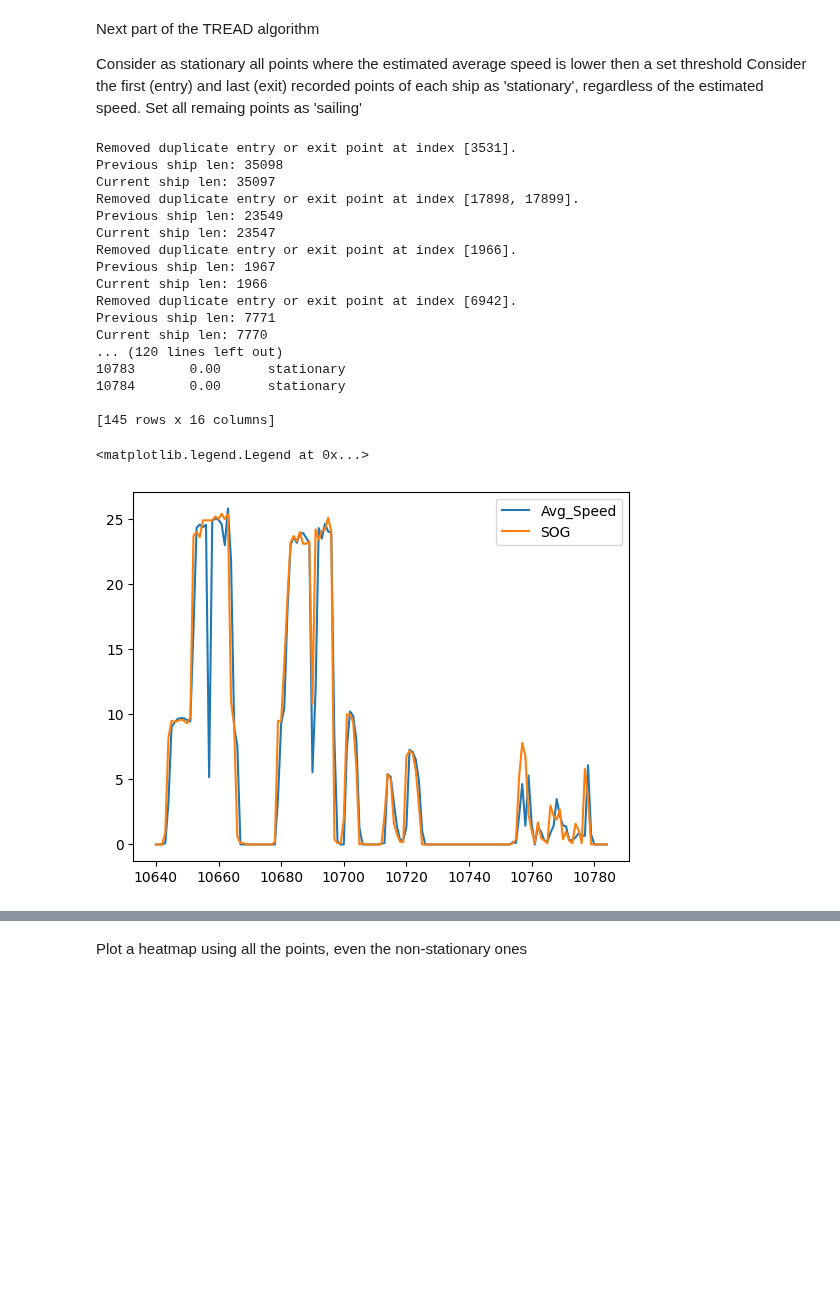
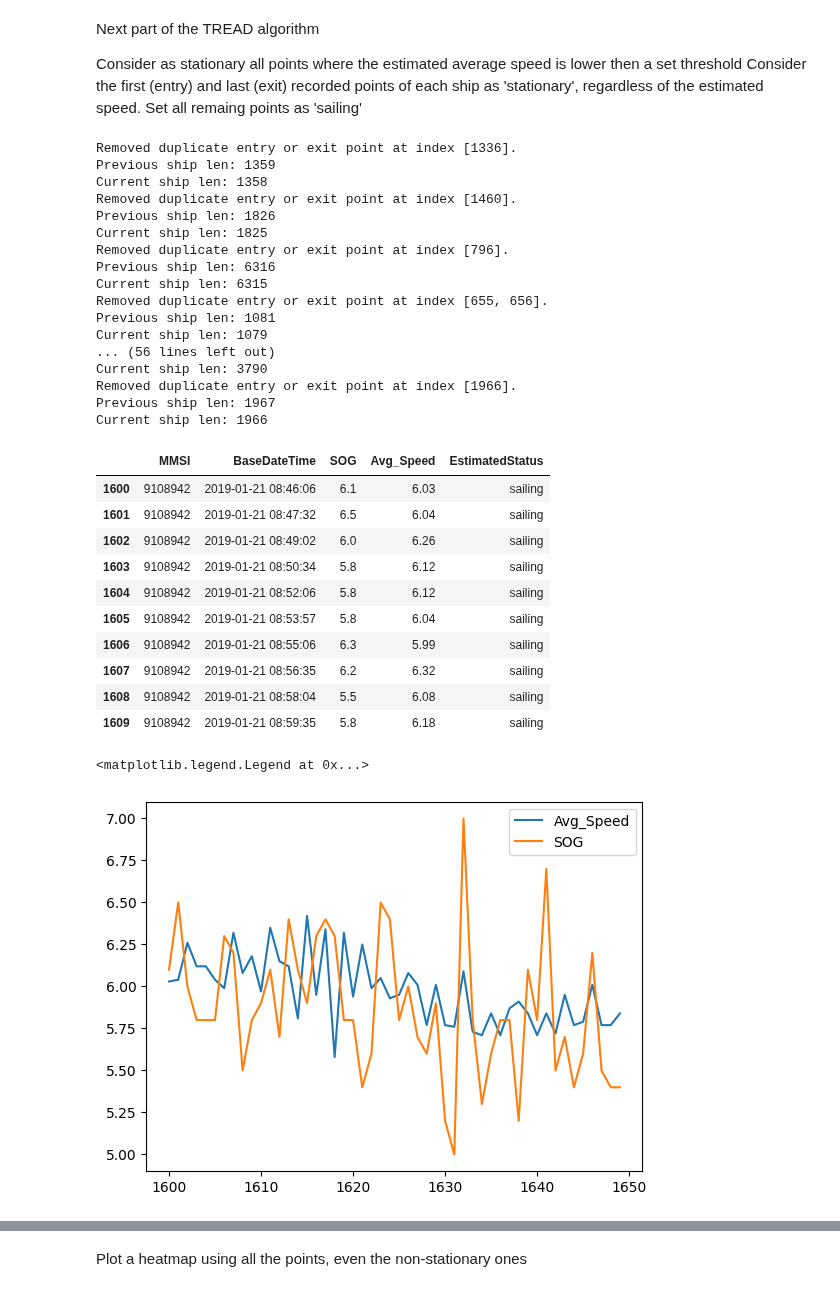
Before and after one commit to Accazeta/AIS_data_analysis, a Jupyter notebook: src/TREAD.ipynb, the cells around one changed output, grey strips where cells are left out. Saved outputs shown, nothing was run; the diff lists cells and outputs as text; code cells hidden in the pictures; blank space fills up the shorter version.

```diff
--- a/src/TREAD.ipynb
+++ b/src/TREAD.ipynb
@@ -21,8 +21,8 @@ import plotly.graph_objects as go
 # constants
 FOLDER_PATH = "../dataset/2019/"
 FILE_NAME = 'cleaned_2019_01-03.csv'
-SPEED_THRESHOLD = 0.25 # nautical knots
-ABSURD_SPEED_THRESHOLD = 107 # nautical knots
+SPEED_THRESHOLD = 0.5 # nautical knots
+ABSURD_SPEED_THRESHOLD = 102 # nautical knots
 POINTS_THRESHOLD = 50
 KNOTS_CONST = 1.943845249221964 # constant used to convert from m/s to nautical knots
 EARTH_RADIUS_KM = 6378.137 # average value, taken from WGS-84 standard and used by geopy https://github.com/geopy/geopy/blob/master/geopy/distance.py
@@ -31,7 +31,7 @@ LAT_MIN = 18.76651
 LAT_MAX = 22.63089
 LON_MIN = -160.11085
 LON_MAX = -154.38957
-LOST_TIME_THRESHOLD_SECONDS = dt.timedelta(seconds=600) # 10 minutes
+LOST_TIME_THRESHOLD_SECONDS = dt.timedelta(seconds=620) # 10 * (62s)
 EXIT_TIME_THRESHOLD_HOURS = dt.timedelta(hours=12) # half day
 # %% [markdown]
 Import source csv into a dataframe
@@ -274,11 +279,15 @@ Set all remaing points as 'sailing'</br>
 # %%
 # for each vessel (dataframe) in the V_s list,
 for index, shipDF in enumerate(V_s):
-    # set the status of each point where the avg_speed is lower than the given threshold, to 'stationary'
+    # check that the ships are read in the same order
+    if shipDF.name != str(reference_list_of_mmsi[index]):
+        print('Error with ships order')
+
+    # set the status of each point where the avg_speed is lower than the given threshold to 'stationary'
     shipDF['EstimatedStatus'] = np.where(((shipDF["Avg_Speed"] <= SPEED_THRESHOLD) &
                                          (shipDF['EstimatedStatus'].isnull())),
                                          'stationary', shipDF['EstimatedStatus'])
-    # set all remaining points as "sailing"
+    # set all remaining null points as "sailing"
     shipDF['EstimatedStatus'] = np.where(((shipDF["Avg_Speed"] > SPEED_THRESHOLD) &
                                          (shipDF['EstimatedStatus'].isnull())),
                                           'sailing', shipDF['EstimatedStatus'])
@@ -293,55 +302,66 @@ for index, shipDF in enumerate(V_s):
     tempDF = shipDF[(shipDF['EstimatedStatus'] == 'entry') | (shipDF['EstimatedStatus'] == 'exit')]
 
     condition_entry  = (
                         (tempDF['EstimatedStatus'] == 'entry') &
                         (tempDF['EstimatedStatus'].shift(-1) == tempDF['EstimatedStatus'])
                         )
     condition_exit =(
                         (tempDF['EstimatedStatus'] == 'exit') &
                         (tempDF['EstimatedStatus'].shift(1) == tempDF['EstimatedStatus'])
                     )
+    # save the index of rows that need to be removed
     bad_entry_index = tempDF[condition_entry].index.to_list()
     bad_exit_index = tempDF[condition_exit].index.to_list()
+    # if any of the above list is not empty
     if bad_entry_index or bad_exit_index:
         final_bad_index = bad_entry_index + bad_exit_index
         final_bad_index.sort()
         print(f'Removed duplicate entry or exit point at index {final_bad_index}.')
         print(f'Previous ship len: {shipDF.shape[0]}')
         shipDF = shipDF.drop(index=final_bad_index).reset_index()
         print(f'Current ship len: {shipDF.shape[0]}')
-
-    V_s[index] = shipDF.copy()
-
-print(V_s[3].info())
+    # update the list of vessel with the updated values
+    V_s[index] = shipDF
 
 del shipDF
 del tempDF
 gc.collect()
 
-# print a dataframe and some points just to check
-interval = range(10640,10785)
-#print(V_s[3].iloc[interval])
-plt.plot(V_s[3]['Avg_Speed'].iloc[interval])
-plt.plot(V_s[3]['SOG'].iloc[interval])
+# print a dataframe and some points just to check the result
+interval = range(1600,1650)
+display(V_s[3].loc[interval, ['MMSI', 'BaseDateTime', 'SOG', 'Avg_Speed', 'EstimatedStatus']].head(10))
+plt.plot(V_s[3].loc[interval,'Avg_Speed'])
+plt.plot(V_s[3].loc[interval,'SOG'])
 plt.legend(['Avg_Speed', 'SOG'])
 # %% [output]
-Removed duplicate entry or exit point at index [3531].
-Previous ship len: 35098
-Current ship len: 35097
-Removed duplicate entry or exit point at index [17898, 17899].
-Previous ship len: 23549
-Current ship len: 23547
+Removed duplicate entry or exit point at index [1336].
+Previous ship len: 1359
+Current ship len: 1358
+Removed duplicate entry or exit point at index [1460].
+Previous ship len: 1826
+Current ship len: 1825
+Removed duplicate entry or exit point at index [796].
+Previous ship len: 6316
+Current ship len: 6315
+Removed duplicate entry or exit point at index [655, 656].
+Previous ship len: 1081
+Current ship len: 1079
+... (56 lines left out)
+Current ship len: 3790
 Removed duplicate entry or exit point at index [1966].
 Previous ship len: 1967
 Current ship len: 1966
-Removed duplicate entry or exit point at index [6942].
-Previous ship len: 7771
-Current ship len: 7770
-... (120 lines left out)
-10783       0.00      stationary
-10784       0.00      stationary
-
-[145 rows x 16 columns]
+|  | MMSI | BaseDateTime | SOG | Avg_Speed | EstimatedStatus |
+| 1600 | 9108942 | 2019-01-21 08:46:06 | 6.1 | 6.03 | sailing |
+| 1601 | 9108942 | 2019-01-21 08:47:32 | 6.5 | 6.04 | sailing |
+| 1602 | 9108942 | 2019-01-21 08:49:02 | 6.0 | 6.26 | sailing |
+| 1603 | 9108942 | 2019-01-21 08:50:34 | 5.8 | 6.12 | sailing |
+| 1604 | 9108942 | 2019-01-21 08:52:06 | 5.8 | 6.12 | sailing |
+| 1605 | 9108942 | 2019-01-21 08:53:57 | 5.8 | 6.04 | sailing |
+| 1606 | 9108942 | 2019-01-21 08:55:06 | 6.3 | 5.99 | sailing |
+| 1607 | 9108942 | 2019-01-21 08:56:35 | 6.2 | 6.32 | sailing |
+| 1608 | 9108942 | 2019-01-21 08:58:04 | 5.5 | 6.08 | sailing |
+| 1609 | 9108942 | 2019-01-21 08:59:35 | 5.8 | 6.18 | sailing |
 <matplotlib.legend.Legend at 0x...>
-[figure, old version]
+[figure, new version]
 # %%
```
Also changed, not shown: parts of 19 cells of this notebook.
